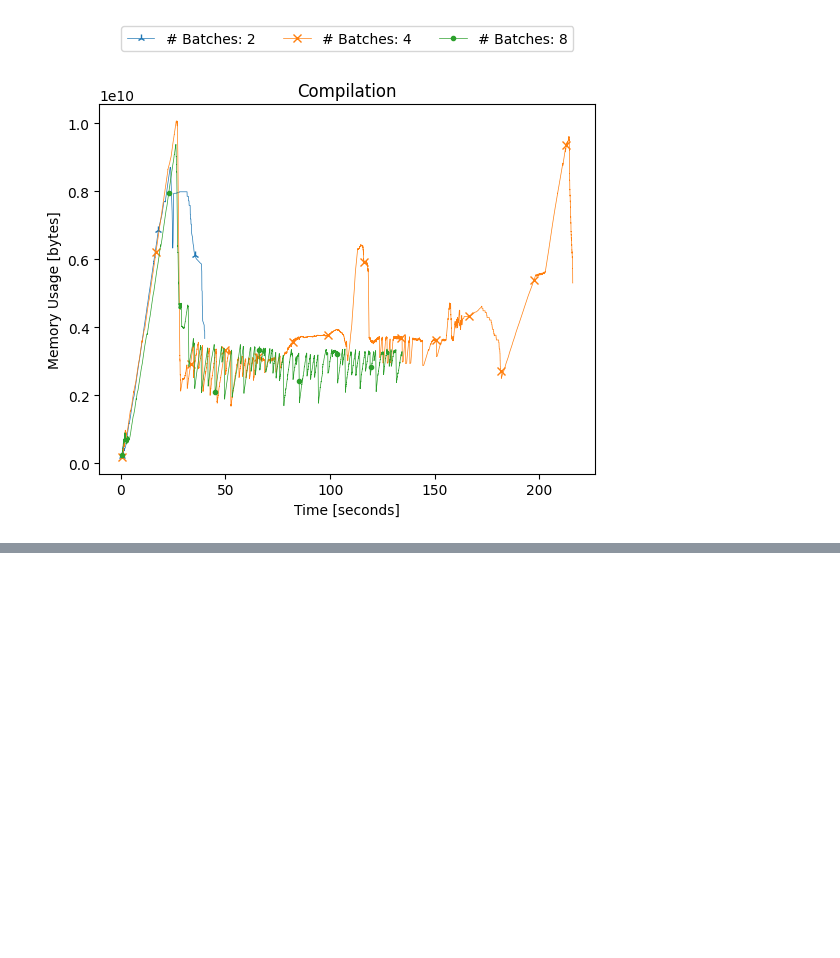
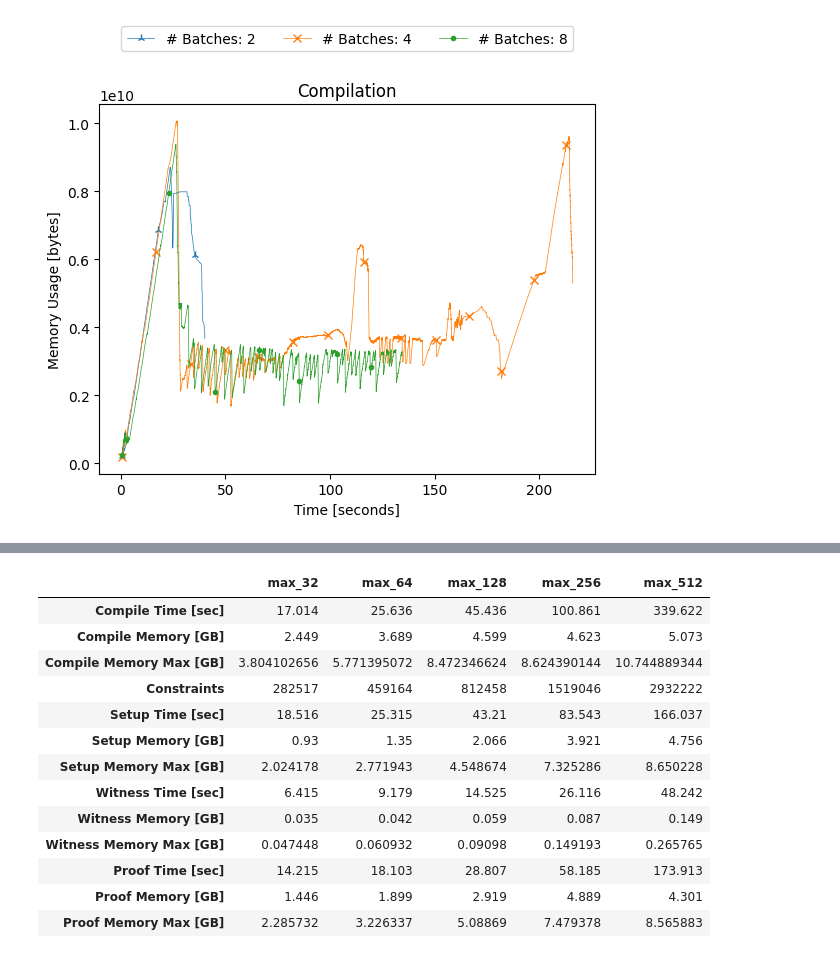
Before and after one commit to amrap030/c2d-marketplace, a Jupyter notebook: benchmarks/benchmarks.ipynb, the cells around one changed output, grey strips where cells are left out. Cells and saved outputs as stored; diff of their text form; code cells hidden in the pictures; blank space fills up the shorter version.

```diff
--- a/benchmarks/benchmarks.ipynb
+++ b/benchmarks/benchmarks.ipynb
@@ -904,0 +1064,95 @@ Proof Memory [GB]        2.053         3.686
+# %%
+import os
+import pandas as pd
+import numpy as np
+import re
+
+path = "max/iterative/{}/measurements/compilation.json"
+batch_sizes = [32, 64, 128, 256, 512]
+batch_numbers = [1, 2, 4, 8, 16]
+
+rows = []
+for index, batch_size in enumerate(batch_sizes):
+    row = []
+    with open(path.format(batch_numbers[index])) as f:
+        data = json.load(f)
+        execution_time = data[0]["process"]["execution_time"]
+        memory_avg = round(np.average(data[0]["time_series"]["memory_bytes"])*10**(-9),3)
+        memory_max = data[0]["memory"]["max"]/1000000000
+        constraints = re.findall(r'\d+', data[0]["process"]["stdout_data"])[0]
+        row.append(execution_time)
+        row.append(memory_avg)
+        row.append(memory_max)
+        row.append(constraints)
+    rows.append(row)
+
+dfObj1 = pd.DataFrame(np.transpose(rows), columns = ['max_32' , 'max_64', 'max_128' , 'max_256', 'max_512'], index=['Compile Time [sec]', 'Compile Memory [GB]', 'Compile Memory Max [GB]', 'Constraints'])
+
+path = "max/iterative/{}/measurements/setup.json"
+
+rows = []
+for index, batch_size in enumerate(batch_sizes):
+    row = []
+    with open(path.format(batch_numbers[index])) as f:
+        data = json.load(f)
+        execution_time = data[0]["process"]["execution_time"]
+        memory_avg = round(np.average(data[0]["time_series"]["memory_bytes"])*10**(-9),3)
+        memory_max = data[0]["memory"]["max"]/1000000000
+        row.append(execution_time)
+        row.append(memory_avg)
+        row.append(memory_max)
+    rows.append(row)
+
+dfObj2 = pd.DataFrame(np.transpose(rows), columns = ['max_32' , 'max_64', 'max_128' , 'max_256', 'max_512'], index=['Setup Time [sec]', 'Setup Memory [GB]', 'Setup Memory Max [GB]'])
+
+path = "max/iterative/{}/measurements/witness.json"
+
+rows = []
+for index, batch_size in enumerate(batch_sizes):
+    row = []
+    with open(path.format(batch_numbers[index])) as f:
+        data = json.load(f)
+        execution_time = data[0]["process"]["execution_time"]
+        memory_avg = round(np.average(data[0]["time_series"]["memory_bytes"])*10**(-9),3)
+        memory_max = data[0]["memory"]["max"]/1000000000
+        row.append(execution_time)
+        row.append(memory_avg)
+        row.append(memory_max)
+    rows.append(row)
+
+dfObj3 = pd.DataFrame(np.transpose(rows), columns = ['max_32' , 'max_64', 'max_128' , 'max_256', 'max_512'], index=['Witness Time [sec]', 'Witness Memory [GB]', 'Witness Memory Max [GB]'])
+
+path = "max/iterative/{}/measurements/proof.json"
+
+rows = []
+for index, batch_size in enumerate(batch_sizes):
+    row = []
+    with open(path.format(batch_numbers[index])) as f:
+        data = json.load(f)
+        execution_time = data[0]["process"]["execution_time"]
+        memory_avg = round(np.average(data[0]["time_series"]["memory_bytes"])*10**(-9),3)
+        memory_max = data[0]["memory"]["max"]/1000000000
+        row.append(execution_time)
+        row.append(memory_avg)
+        row.append(memory_max)
+    rows.append(row)
+
+dfObj4 = pd.DataFrame(np.transpose(rows), columns = ['max_32' , 'max_64', 'max_128' , 'max_256', 'max_512'], index=['Proof Time [sec]', 'Proof Memory [GB]', 'Proof Memory Max [GB]'])
+frames = [dfObj1,dfObj2,dfObj3,dfObj4]
+result = pd.concat(frames)
+display(result)
+# %% [output]
+|  | max_32 | max_64 | max_128 | max_256 | max_512 |
+| Compile Time [sec] | 17.014 | 25.636 | 45.436 | 100.861 | 339.622 |
+| Compile Memory [GB] | 2.449 | 3.689 | 4.599 | 4.623 | 5.073 |
+| Compile Memory Max [GB] | 3.804102656 | 5.771395072 | 8.472346624 | 8.624390144 | 10.744889344 |
+| Constraints | 282517 | 459164 | 812458 | 1519046 | 2932222 |
+| Setup Time [sec] | 18.516 | 25.315 | 43.21 | 83.543 | 166.037 |
+| Setup Memory [GB] | 0.93 | 1.35 | 2.066 | 3.921 | 4.756 |
+| Setup Memory Max [GB] | 2.024178 | 2.771943 | 4.548674 | 7.325286 | 8.650228 |
+| Witness Time [sec] | 6.415 | 9.179 | 14.525 | 26.116 | 48.242 |
+| Witness Memory [GB] | 0.035 | 0.042 | 0.059 | 0.087 | 0.149 |
+| Witness Memory Max [GB] | 0.047448 | 0.060932 | 0.09098 | 0.149193 | 0.265765 |
+| Proof Time [sec] | 14.215 | 18.103 | 28.807 | 58.185 | 173.913 |
+| Proof Memory [GB] | 1.446 | 1.899 | 2.919 | 4.889 | 4.301 |
+| Proof Memory Max [GB] | 2.285732 | 3.226337 | 5.08869 | 7.479378 | 8.565883 |
```
Also changed, not shown: parts of 27 cells of this notebook.
